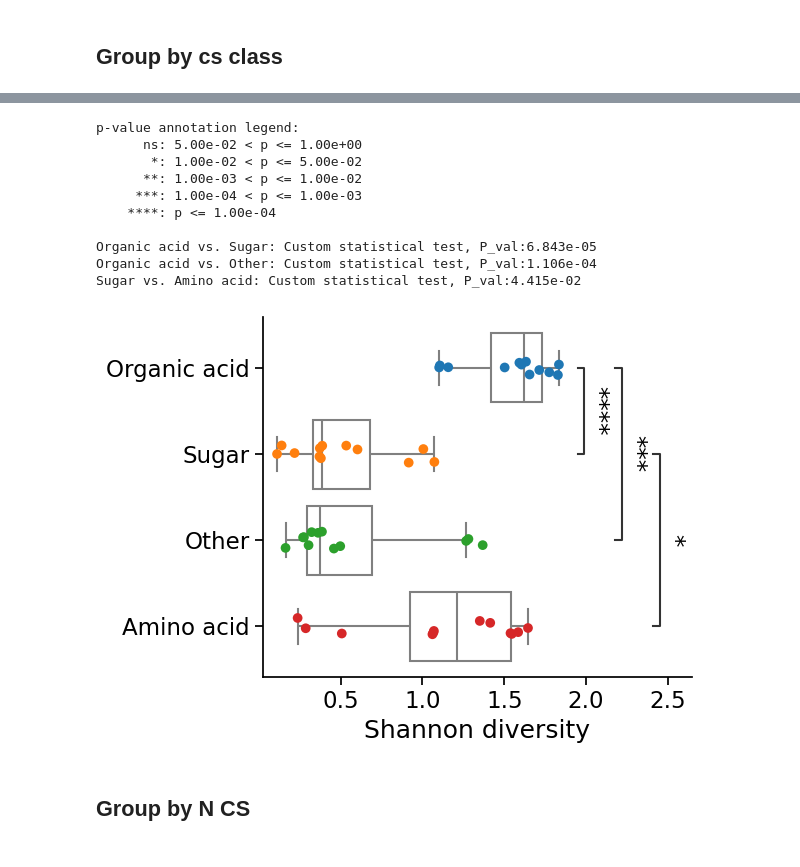
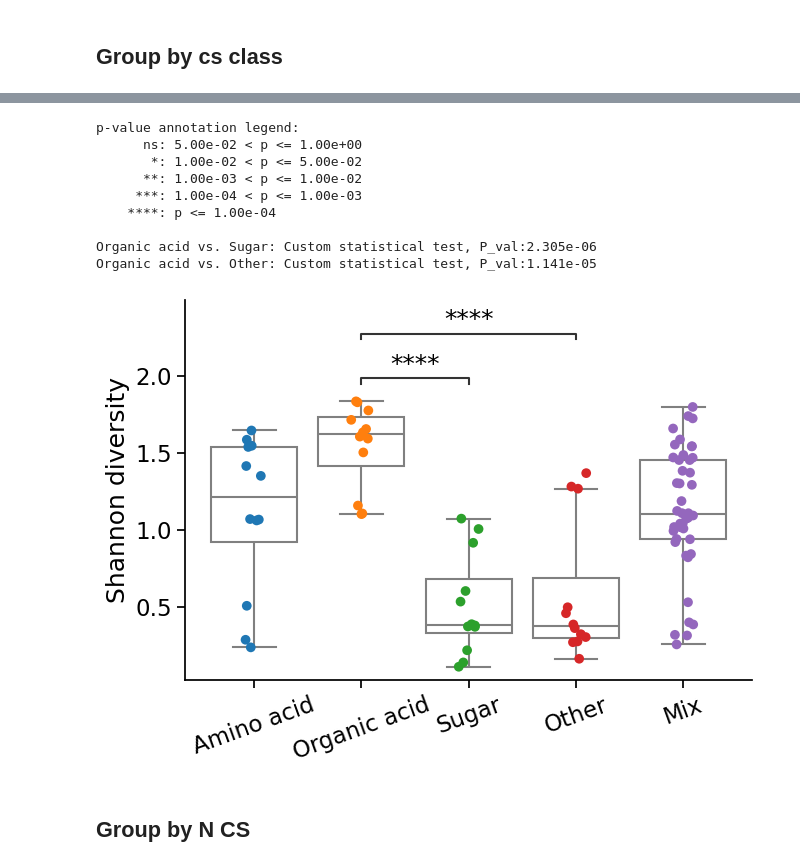
Before and after one commit to sulheim/coexistence, a Jupyter notebook: notebooks/1_assembly_1/analyse_assembly_1.ipynb, the cells around one changed output, grey strips where cells are left out. Saved outputs shown, nothing was run; the diff lists cells and outputs as text; code cells hidden in the pictures.

```diff
--- a/notebooks/1_assembly_1/analyse_assembly_1.ipynb
+++ b/notebooks/1_assembly_1/analyse_assembly_1.ipynb
@@ -88,8 +89,8 @@ shannon_df['Prototroph index'] = shannon_df.index.map(prototroph_dict)
 shannon_df['CS'] = shannon_df.index.map(well_to_cs)
 shannon_df['CS class'] = shannon_df.CS.map(cs_to_class)
 shannon_df = shannon_df.loc[~shannon_df['Shannon index'].isna()].copy()
-
 shannon_df['N CS'] = [2 if '+' in cs else 1 for cs in shannon_df['CS']]
+shannon_df.loc[shannon_df['N CS']==2, 'CS class'] = 'Mix'
 # %%
 for i, row in shannon_df.iterrows():
     if isinstance(row['CS'], str):
@@ -157,7 +161,7 @@ shannon_df['CS class'] = shannon_df['CS class'].astype(str)
 
 # posthoc dunn test, with correction for multiple testing
 dunn_df = posthoc_dunn(
-    shannon_df.loc[idx], val_col="y", group_col="csx", p_adjust="fdr_bh"
+    shannon_df, val_col="y", group_col="csx", p_adjust="fdr_bh"
 )
 dunn_df
 remove = np.tril(np.ones(dunn_df.shape), k=0).astype("bool")
@@ -176,54 +184,60 @@ molten_df
 # %%
 from statannotations.Annotator import Annotator
-cs_classes = shannon_df.loc[idx, 'CS class'].unique()
+# cs_classes = shannon_df.loc[idx, 'CS class'].unique()
+cs_classes = ['Amino acid', 'Organic acid', 'Sugar', 'Other', 'Mix']
 
-idx = shannon_df['N CS'] == 1
-ax = sns.boxplot(shannon_df.loc[idx], y = 'CS class', x = 'Shannon index',
+# idx = shannon_df['N CS'] == 1
+fig, ax = plt.subplots(figsize=(7,5))
+sns.boxplot(shannon_df, x = 'CS class', y = 'Shannon index',
                 #  hue = 'CS class',
                 #  boxprops = {'facecolor':'none'},
                 color = 'w',
                  legend=False,
                  linecolor='grey',
                     linewidth=1.5,
-                 fliersize=0)
+                 fliersize=0,
+                 order = cs_classes,
+                 ax = ax)
 
 # for patch in ax.patches:
 #     r, g, b, a = patch.get_facecolor()
 #     patch.set_facecolor((r, g, b, .3))
 
 # Add in points to show each observation
-sns.stripplot(shannon_df.loc[idx], y = 'CS class', x = 'Shannon index',
+sns.stripplot(shannon_df, x = 'CS class', y = 'Shannon index',
               size=7,
-              hue = 'CS class'
+              hue = 'CS class',
+              hue_order=cs_classes,
             #   color = 'k'
-              )#, color=".3")
-# sns.move_legend(ax, loc = 1, bbox_to_anchor = (0.9,0.6,0.4,0.4))
-sns.despine()
-ax.set(ylabel='')
+              )
 
 
 pairs = [(i[1]["index"], i[1]["variable"]) for i in molten_df.iterrows()]
 p_values = [i[1]["value"] for i in molten_df.iterrows()]
 
 annotator = Annotator(
-    ax, pairs, data=shannon_df, y="csx", x="y", order=cs_classes, orient="h"
+    ax, pairs, data=shannon_df, x="csx", y="y", order=cs_classes, #orient="h"
 )
+# plt.ylim(0,2)
 annotator.configure(text_format="star", loc="inside",
-    hide_non_significant=True)
+    hide_non_significant=True, alpha=0.001)
 annotator.set_pvalues_and_annotate(p_values)
+sns.despine()
+plt.tight_layout()
+ax.set_ylabel('Shannon diversity')
+ax.set_xlabel('')
+# Rotate x-axis labels
+ax.set_xticklabels(ax.get_xticklabels(), rotation=20, ha='center')
 
-plt.tight_layout()
-ax.set_xlabel('Shannon diversity')
 plt.savefig("../../Figures/assembly_1_cs_class_boxplot_kruskal-wallis-posthoc.pdf")
 # %% [output]
 p-value annotation legend:
       ns: 5.00e-02 < p <= 1.00e+00
        *: 1.00e-02 < p <= 5.00e-02
       **: 1.00e-03 < p <= 1.00e-02
      ***: 1.00e-04 < p <= 1.00e-03
     ****: p <= 1.00e-04
 
-Organic acid vs. Sugar: Custom statistical test, P_val:6.843e-05
-Organic acid vs. Other: Custom statistical test, P_val:1.106e-04
-Sugar vs. Amino acid: Custom statistical test, P_val:4.415e-02
+Organic acid vs. Sugar: Custom statistical test, P_val:2.305e-06
+Organic acid vs. Other: Custom statistical test, P_val:1.141e-05
-[figure, old version]
+[figure, new version]
```
Also changed, not shown: parts of 17 cells of this notebook, 3 other files.
